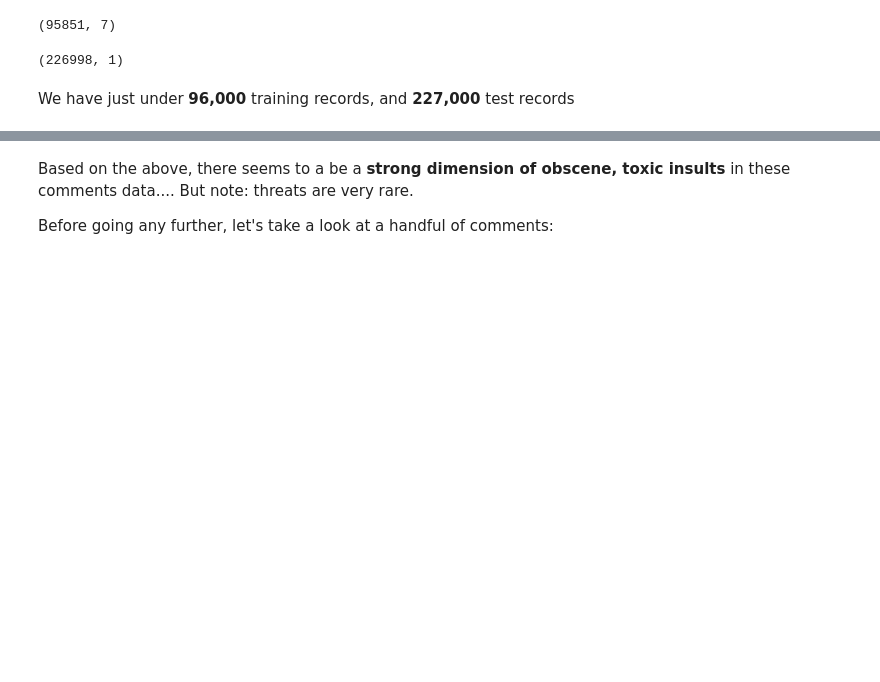
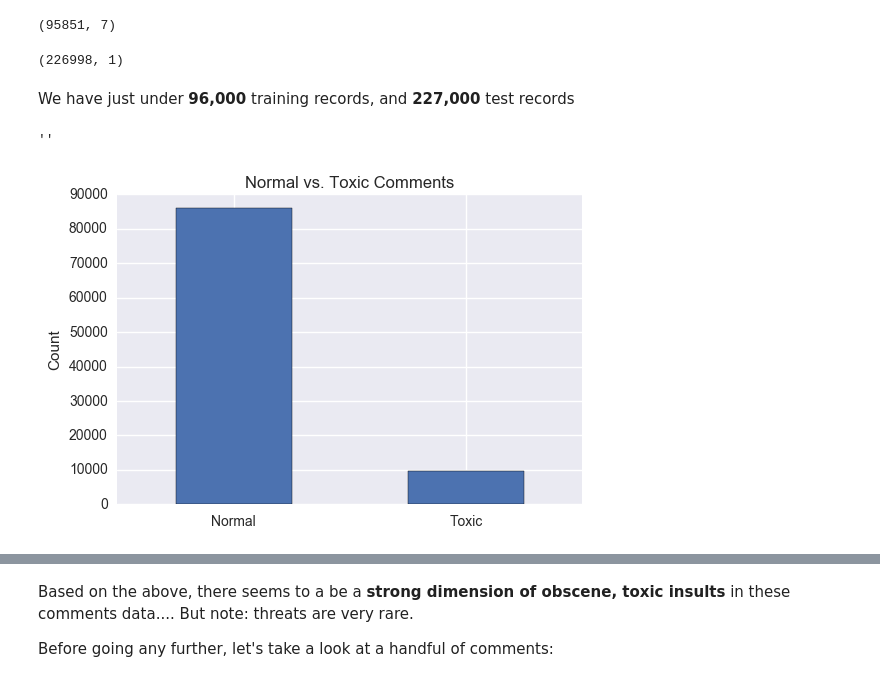
Before and after one commit to bay-area-dataphiles/toxic-comments, a Jupyter notebook: eda/eda-1.ipynb, the cells around one changed output, grey strips where cells are left out. Cells and saved outputs as stored; diff of their text form; code cells hidden in the pictures; blank space fills up the shorter version.

```diff
--- a/eda/eda-1.ipynb
+++ b/eda/eda-1.ipynb
@@ -40,3 +45,14 @@ display(test.shape)
 (226998, 1)
 # %% [markdown]
 We have just under **96,000** training records, and **227,000** test records
+# %%
+# Toxic vs. nontoxic
+ax = train['is_toxic'].value_counts().plot(kind='bar')
+ax.set_title('Normal vs. Toxic Comments')
+ax.set_ylabel('Count')
+ax.xaxis.set_ticklabels(['Normal', 'Toxic'], )
+[tick.set_rotation(0) for tick in ax.get_xticklabels()]
+;
+# %% [output]
+''
+[figure, added]
```
Also changed, not shown: parts of 22 cells of this notebook.
